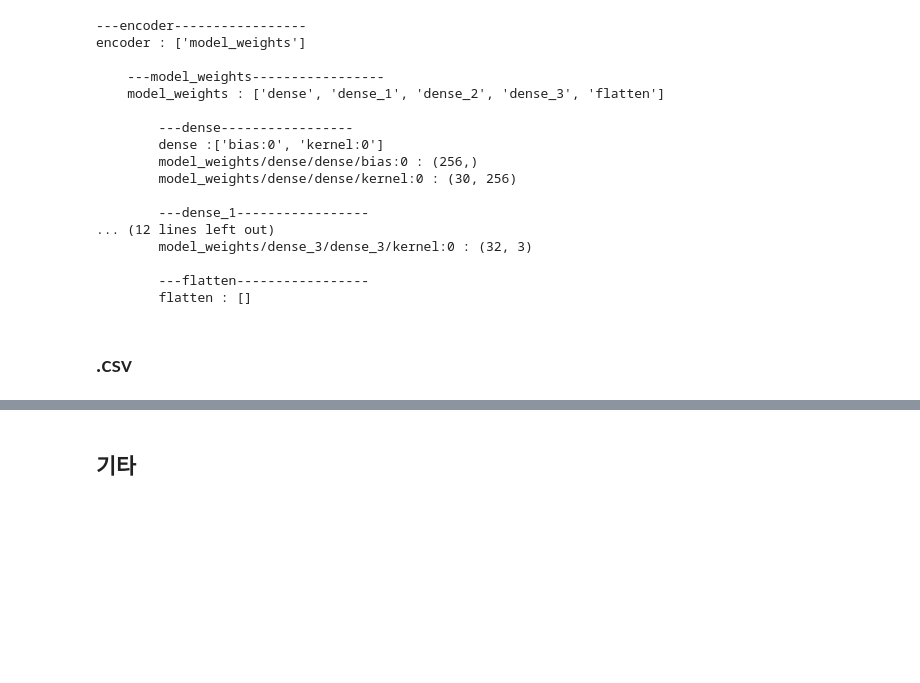
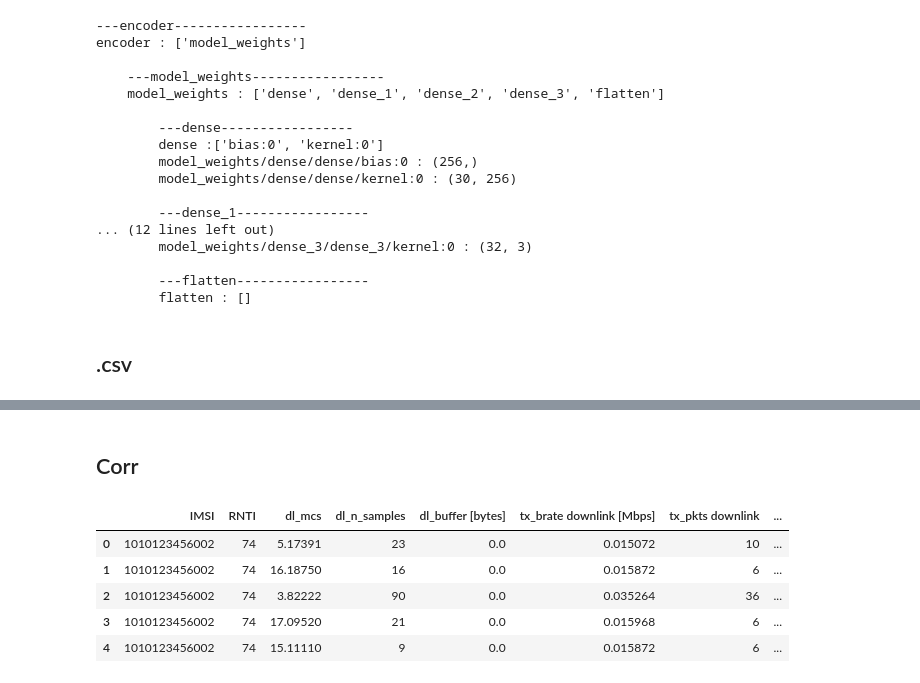
Before and after one commit to asungajinli/colosseum-oran-commag-dataset, a Jupyter notebook: data_preprocessing.ipynb, the cells around one changed output, grey strips where cells are left out. Drawn from its saved outputs; the diff is of its cells as text; code cells hidden in the pictures; blank space fills up the shorter version.

```diff
--- a/data_preprocessing.ipynb
+++ b/data_preprocessing.ipynb
@@ -484,2 +613,2 @@ for filename in glob.glob(main_folder + wildcard_match):
 # %% [markdown]
-## 기타
+## Corr
@@ -491,0 +615,9 @@ if i%25==0:
+# %%
+dataset.head()
+# %% [output]
+|  | IMSI | RNTI | dl_mcs | dl_n_samples | dl_buffer [bytes] | tx_brate downlink [Mbps] | tx_pkts downlink | ... |
+| 0 | 1010123456002 | 74 | 5.17391 | 23 | 0.0 | 0.015072 | 10 | ... |
+| 1 | 1010123456002 | 74 | 16.18750 | 16 | 0.0 | 0.015872 | 6 | ... |
+| 2 | 1010123456002 | 74 | 3.82222 | 90 | 0.0 | 0.035264 | 36 | ... |
+| 3 | 1010123456002 | 74 | 17.09520 | 21 | 0.0 | 0.015968 | 6 | ... |
+| 4 | 1010123456002 | 74 | 15.11110 | 9 | 0.0 | 0.015872 | 6 | ... |
```
Also changed, not shown: parts of 8 cells of this notebook, 3 other files.
